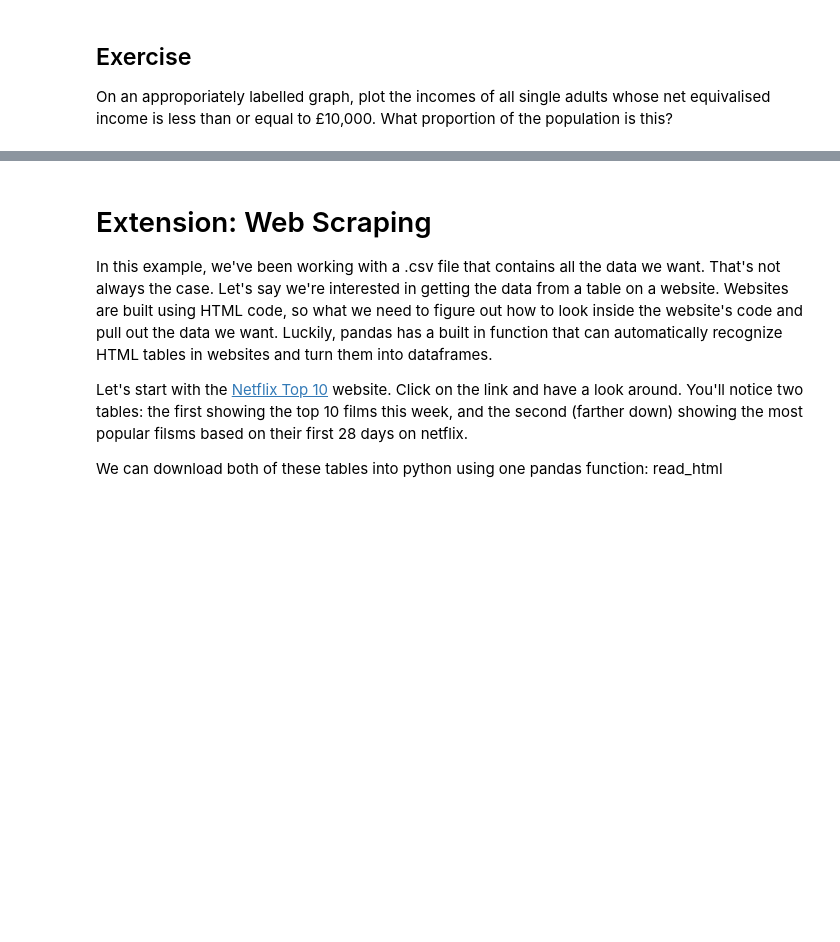
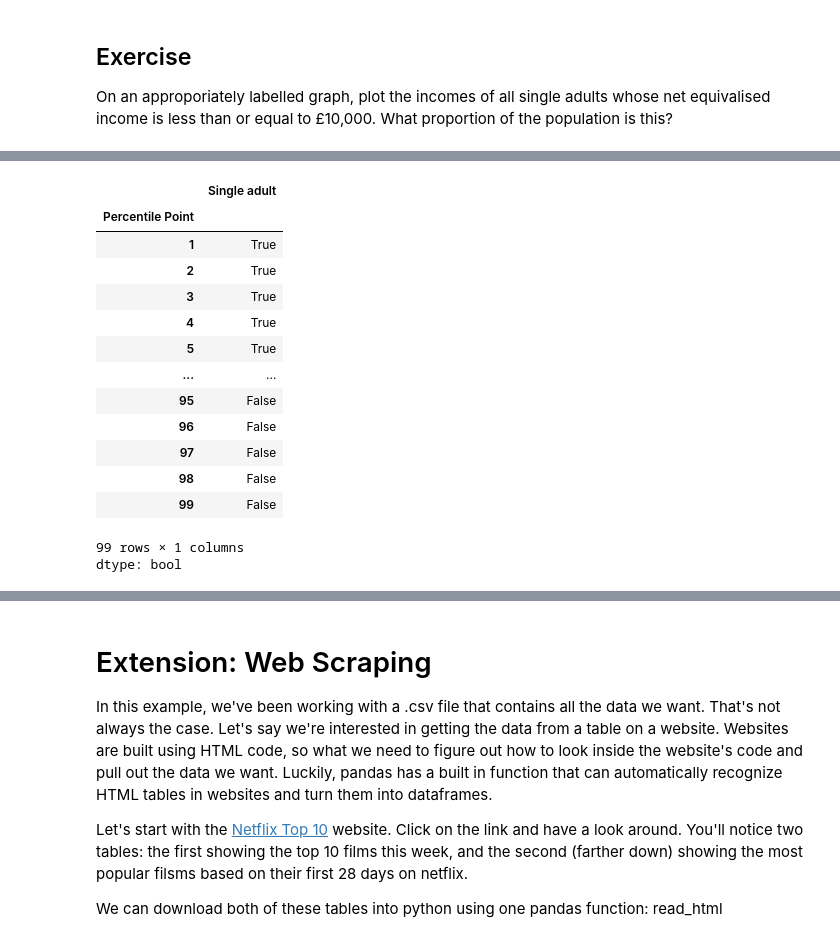
Before and after one commit to louisaliu173-glitch/QM2, a Jupyter notebook: notebooks/W02. Pandas.ipynb, the cells around one changed output, grey strips where cells are left out. Saved outputs shown, nothing was run; the diff lists cells and outputs as text; code cells hidden in the pictures; blank space fills up the shorter version.

```diff
--- a/notebooks/W02. Pandas.ipynb
+++ b/notebooks/W02. Pandas.ipynb
@@ -347,0 +452,18 @@ On an approporiately labelled graph, plot the incomes of all single adults whose
+# %%
+clean['Single adult']<=10000
+# %% [output]
+|  | Single adult |
+| Percentile Point |  |
+| 1 | True |
+| 2 | True |
+| 3 | True |
+| 4 | True |
+| 5 | True |
+| ... | ... |
+| 95 | False |
+| 96 | False |
+| 97 | False |
+| 98 | False |
+| 99 | False |
+99 rows × 1 columns
+dtype: bool
```
Also changed, not shown: parts of 27 cells of this notebook.
